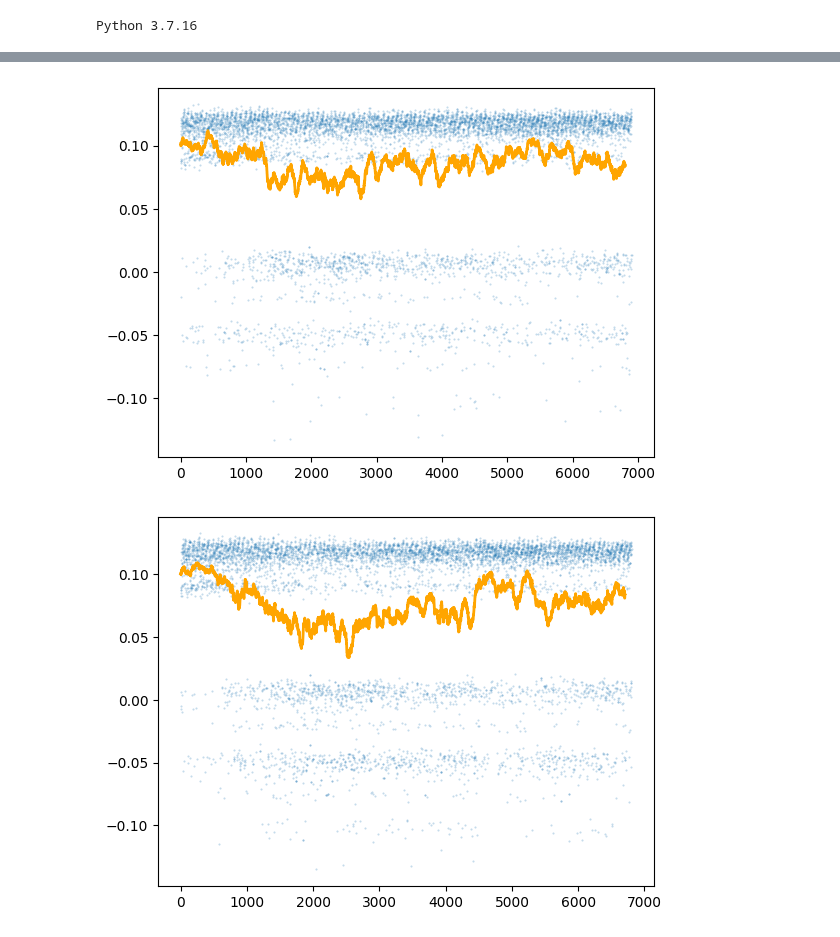
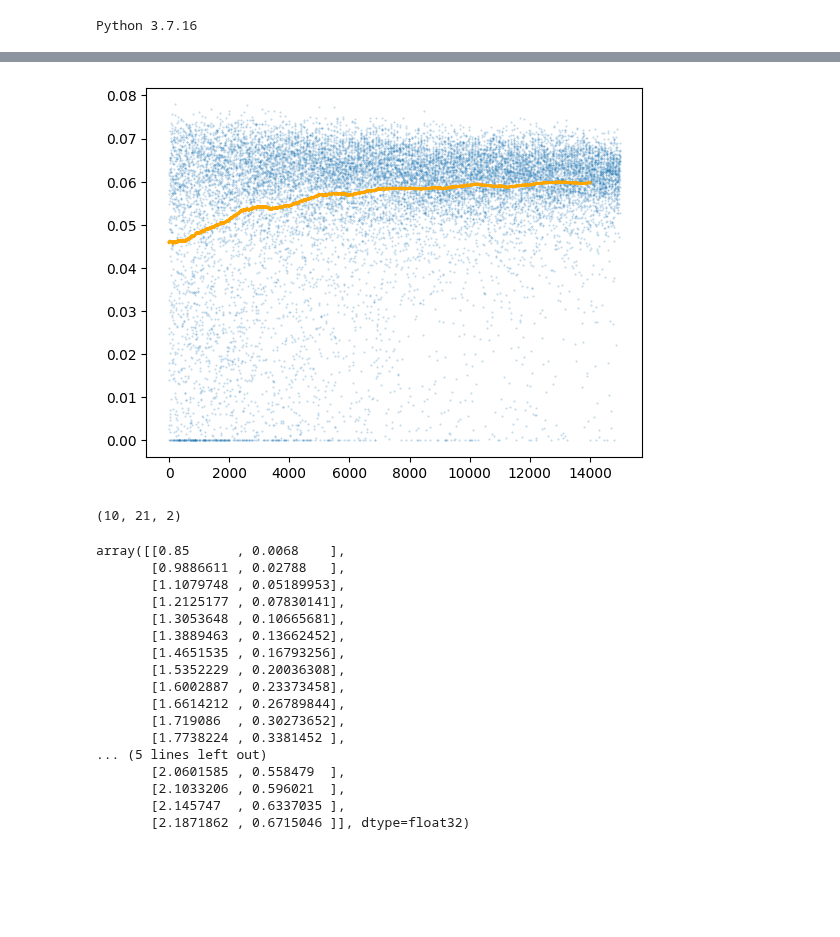
Before and after one commit to i4ata/BScProject, a Jupyter notebook: ppo_negotiation_rec_2/PPO_negotiation_tryouts.ipynb, the cells around one changed output, grey strips where cells are left out. Saved outputs shown, nothing was run; the diff lists cells and outputs as text; code cells hidden in the pictures; blank space fills up the shorter version.

```diff
--- a/ppo_negotiation_rec_2/PPO_negotiation_tryouts.ipynb
+++ b/ppo_negotiation_rec_2/PPO_negotiation_tryouts.ipynb
@@ -147,5 +9,10 @@ for epoch in tqdm(range(20)):
+# %%
+envs = helpers.create_envs(yamls_filename='identical_region_yamls')
+agents_no_negotiation = helpers.create_agents(envs[0])
+agents_negotiation = helpers.create_agents(envs[0])
+mean_reward = helpers.get_mean_reward(envs[0])
 # %%
-def plot_rewards(rewards, w = 100, pos = False):
+def plot_rewards(rewards, w = 1000, pos = False):
 
     rewards = np.array(rewards)
     if pos:
@@ -162,6 +22,0 @@ plot_rewards(all_decision_rewards[1])
-# %%
-plot_rewards(all_proposal_rewards[0])
-plot_rewards(all_proposal_rewards[1])
-# %% [output]
-[figure, removed]
-[figure, removed]
@@ -187,0 +23,6 @@ for t in range(env0.episode_length):
+# %%
+all_action_rewards = helpers.train(agents_no_negotiation, envs, epochs = 30, communication_on=False)
+# %%
+plot_rewards(all_action_rewards[1], w = 1000)
+# %% [output]
+[figure, added]
@@ -187,0 +31,25 @@ for t in range(env0.episode_length):
+# %%
+b = np.stack(list(map(lambda x: x['global_temperature']['value'], a)))
+b.shape
+# %% [output]
+(10, 21, 2)
+# %%
+b.mean(0)
+# %% [output]
+array([[0.85      , 0.0068    ],
+       [0.9886611 , 0.02788   ],
+       [1.1079748 , 0.05189953],
+       [1.2125177 , 0.07830141],
+       [1.3053648 , 0.10665681],
+       [1.3889463 , 0.13662452],
+       [1.4651535 , 0.16793256],
+       [1.5352229 , 0.20036308],
+       [1.6002887 , 0.23373458],
+       [1.6614212 , 0.26789844],
+       [1.719086  , 0.30273652],
+       [1.7738224 , 0.3381452 ],
+... (5 lines left out)
+       [2.0601585 , 0.558479  ],
+       [2.1033206 , 0.596021  ],
+       [2.145747  , 0.6337035 ],
+       [2.1871862 , 0.6715046 ]], dtype=float32)
```
Also changed, not shown: parts of 17 cells of this notebook, 8 other files.
